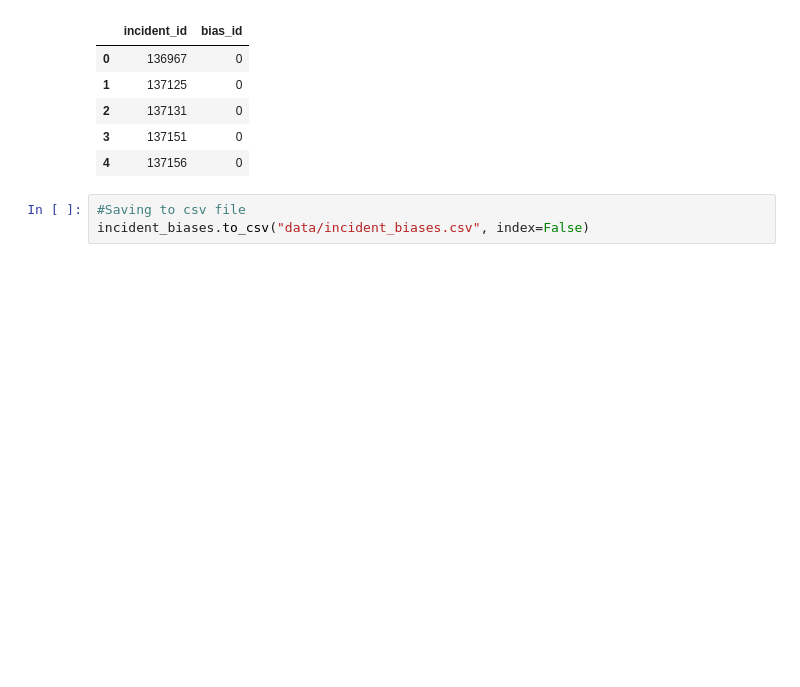
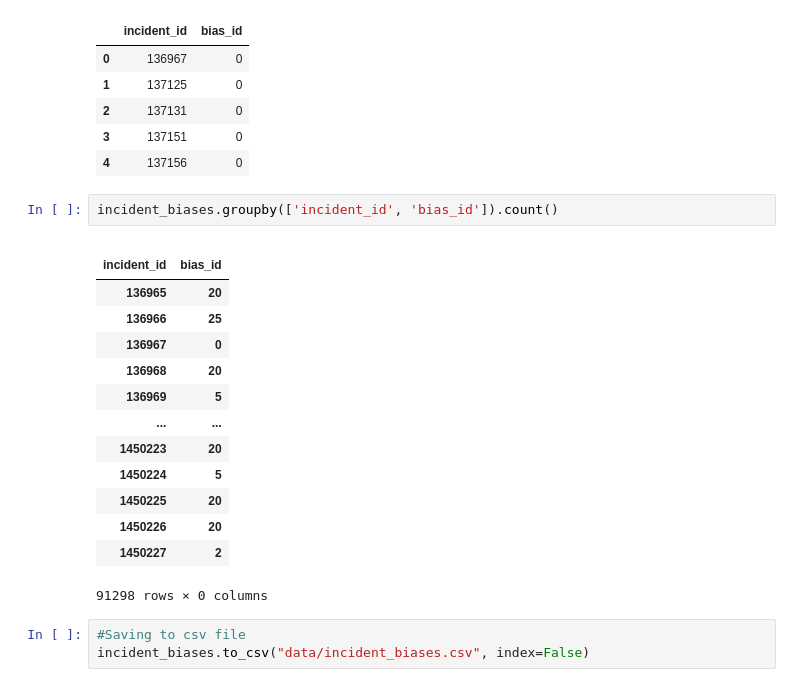
Before and after one commit to evacs/Project-3, a Jupyter notebook: etl/Data_cleaning_Tenzin.ipynb, the cells around one changed output. Drawn from its saved outputs; the diff is of its cells as text; blank space fills up the shorter version.

```diff
--- a/etl/Data_cleaning_Tenzin.ipynb
+++ b/etl/Data_cleaning_Tenzin.ipynb
@@ -398,6 +393,23 @@ incident_biases.head()
 | 2 | 137131 | 0 |
 | 3 | 137151 | 0 |
 | 4 | 137156 | 0 |
+# %%
+incident_biases.groupby(['incident_id', 'bias_id']).count()
+# %% [output]
+|  |  |
+| incident_id | bias_id |
+| 136965 | 20 |
+| 136966 | 25 |
+| 136967 | 0 |
+| 136968 | 20 |
+| 136969 | 5 |
+| ... | ... |
+| 1450223 | 20 |
+| 1450224 | 5 |
+| 1450225 | 20 |
+| 1450226 | 20 |
+| 1450227 | 2 |
+91298 rows × 0 columns
 # %%
 #Saving to csv file
 incident_biases.to_csv("data/incident_biases.csv", index=False)
```
Also changed, not shown: parts of 1 cell of this notebook, 2 other files.
